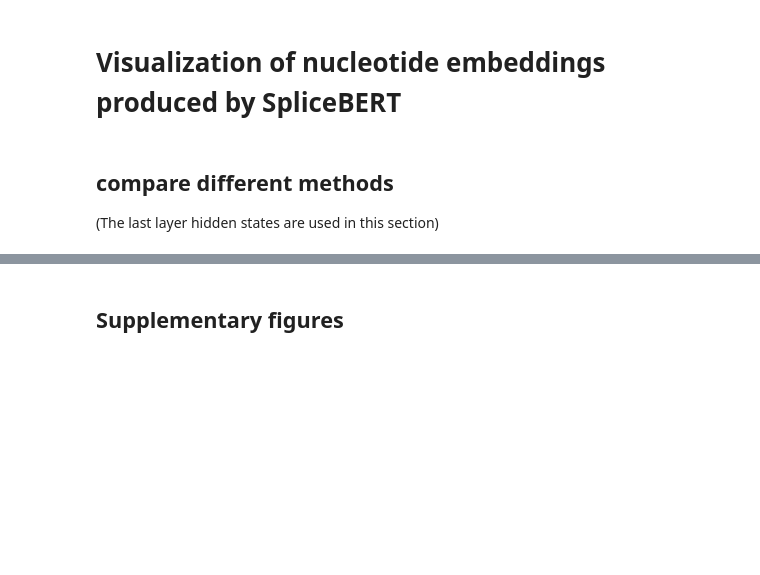
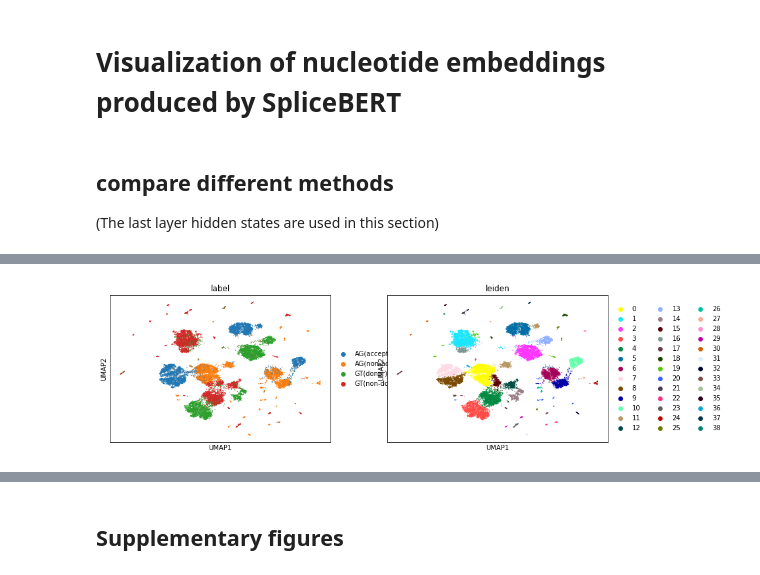
Before and after one commit to chenkenbio/SpliceBERT, a Jupyter notebook: examples/02-embedding/embedding_analysis.ipynb, the cells around one changed output, grey strips where cells are left out. Cells and saved outputs as stored; diff of their text form; code cells hidden in the pictures; blank space fills up the shorter version.

```diff
--- a/examples/02-embedding/embedding_analysis.ipynb
+++ b/examples/02-embedding/embedding_analysis.ipynb
@@ -122,0 +178,4 @@ plt.show()
+# %%
+sc.pl.umap(splicebert_ss, color=["label", "leiden"])
+# %% [output]
+[figure, added]
```
Also changed, not shown: parts of 8 cells of this notebook.
